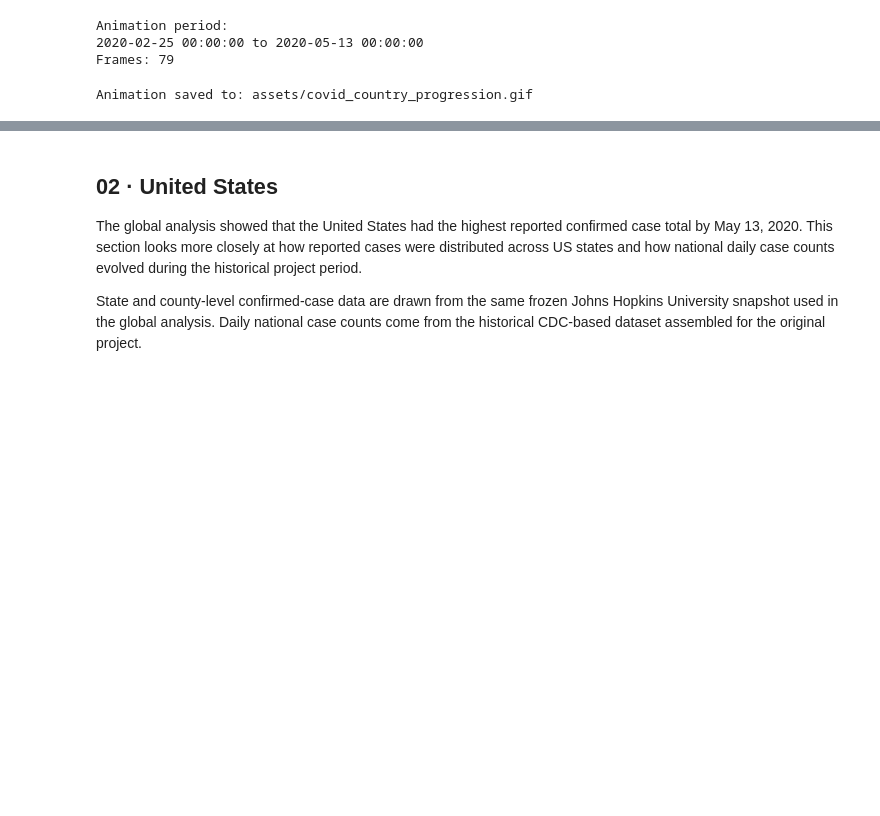
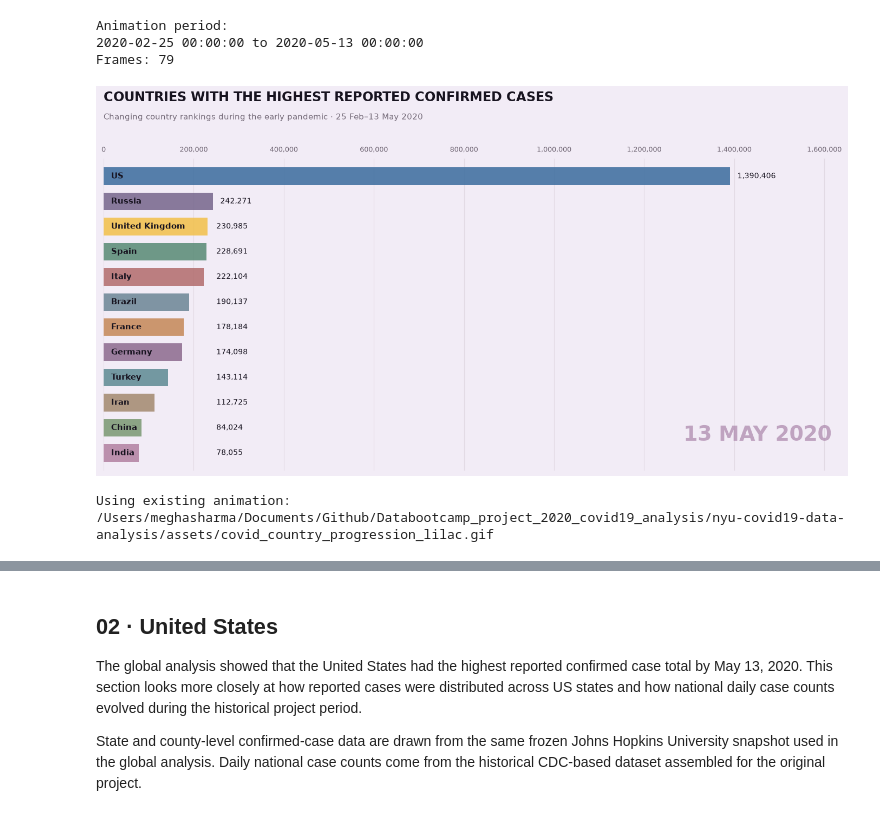
Before and after one commit to 19meghas/nyu-covid19-data-analysis, a Jupyter notebook: notebooks/01_restored_covid19_analysis.ipynb, the cells around one changed output, grey strips where cells are left out. Saved outputs shown, nothing was run; the diff lists cells and outputs as text; code cells hidden in the pictures; blank space fills up the shorter version.

Commit message:
refactor: finalize restored covid19 analysis

```diff
--- a/notebooks/01_restored_covid19_analysis.ipynb
+++ b/notebooks/01_restored_covid19_analysis.ipynb
@@ -844,32 +1706,34 @@ plt.close(fig)
+# %%
+draw_barchart(pd.Timestamp("2020-05-13"))
+display(fig)
+# %% [output]
+[figure, added]
 # %%
-ASSETS_DIR = PROJECT_ROOT / "assets"
-ASSETS_DIR.mkdir(exist_ok=True)
+animation_path = ASSETS_DIR / "covid_country_progression_lilac.gif"
 
-animation_path = ASSETS_DIR / "covid_country_progression.gif"
+REBUILD_ANIMATION = False
 
-animator = animation.FuncAnimation(
-    fig,
-    draw_barchart,
-    frames=frame_dates,
-    interval=125,
-    repeat=False,
-)
+if REBUILD_ANIMATION or not animation_path.exists():
+    animator = animation.FuncAnimation(
+        fig,
+        draw_barchart,
+        frames=frame_dates,
+        interval=125,
+        repeat=False,
+    )
 
-writer = animation.PillowWriter(
-    fps=8
-)
+    writer = animation.PillowWriter(fps=8)
 
-animator.save(
-    animation_path,
-    writer=writer,
-    dpi=80,
-)
+    animator.save(
+        animation_path,
+        writer=writer,
+        dpi=80,
+    )
 
-print(
-    "Animation saved to:",
-    animation_path.relative_to(PROJECT_ROOT),
-)
+    print("Animation saved to:", animation_path)
+else:
+    print("Using existing animation:", animation_path)
 # %% [output]
-Animation saved to: assets/covid_country_progression.gif
+Using existing animation: /Users/meghasharma/Documents/Github/Databootcamp_project_2020_covid19_analysis/nyu-covid19-data-analysis/assets/covid_country_progression_lilac.gif
 # %% [markdown]
 #### Animated country progression
```
Also changed, not shown: parts of 49 cells of this notebook, 8 other files.
